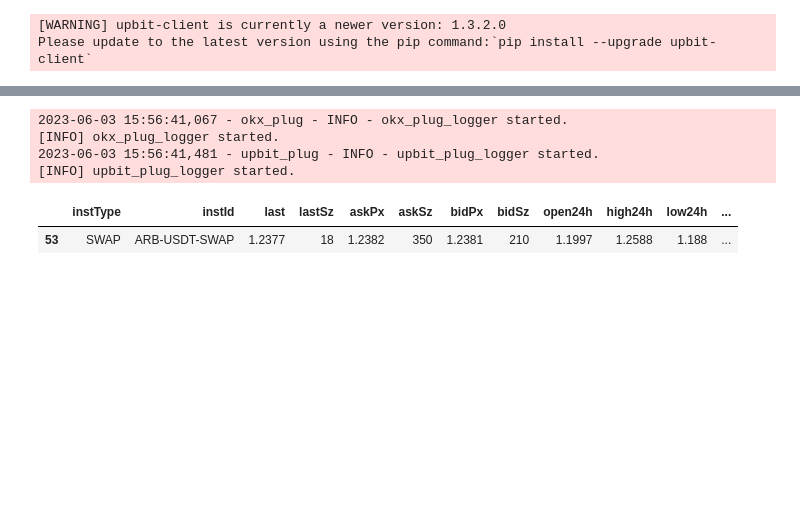
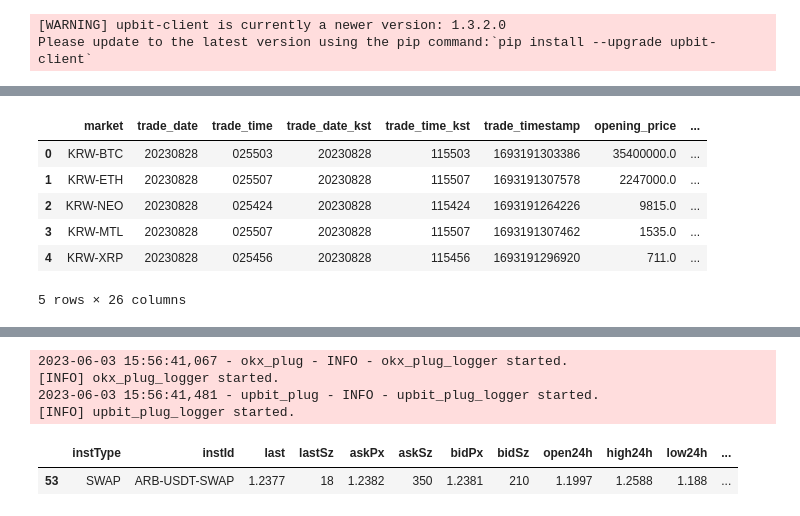
Before and after one commit to charlie115/act, a Jupyter notebook: exchange_plugin/test_plugins.ipynb, the cells around one changed output, grey strips where cells are left out. Saved outputs shown, nothing was run; the diff lists cells and outputs as text; code cells hidden in the pictures; blank space fills up the shorter version.

```diff
--- a/exchange_plugin/test_plugins.ipynb
+++ b/exchange_plugin/test_plugins.ipynb
@@ -19,0 +18,2 @@ Please update to the latest version using the pip command:`pip install --upgrade
+# %%
+upbit_adaptor = InitUpbitAdaptor()
@@ -19,0 +23,11 @@ Please update to the latest version using the pip command:`pip install --upgrade
+# %%
+temp = upbit_adaptor.upbit_all_ticker(None, None)
+temp.head()
+# %% [output]
+|  | market | trade_date | trade_time | trade_date_kst | trade_time_kst | trade_timestamp | opening_price | ... |
+| 0 | KRW-BTC | 20230828 | 025503 | 20230828 | 115503 | 1693191303386 | 35400000.0 | ... |
+| 1 | KRW-ETH | 20230828 | 025507 | 20230828 | 115507 | 1693191307578 | 2247000.0 | ... |
+| 2 | KRW-NEO | 20230828 | 025424 | 20230828 | 115424 | 1693191264226 | 9815.0 | ... |
+| 3 | KRW-MTL | 20230828 | 025507 | 20230828 | 115507 | 1693191307462 | 1535.0 | ... |
+| 4 | KRW-XRP | 20230828 | 025456 | 20230828 | 115456 | 1693191296920 | 711.0 | ... |
+5 rows × 26 columns
```
Also changed, not shown: parts of 9 cells of this notebook, 25 other files.
